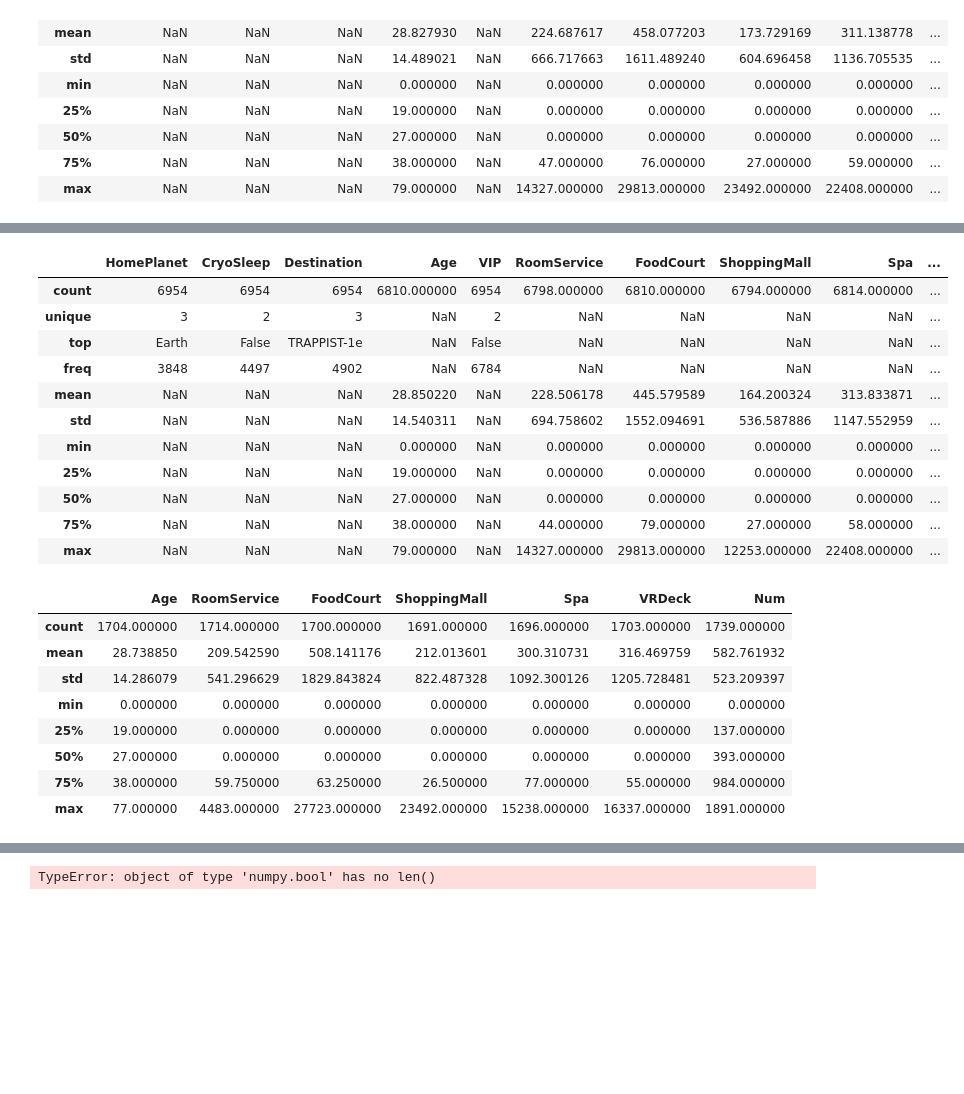
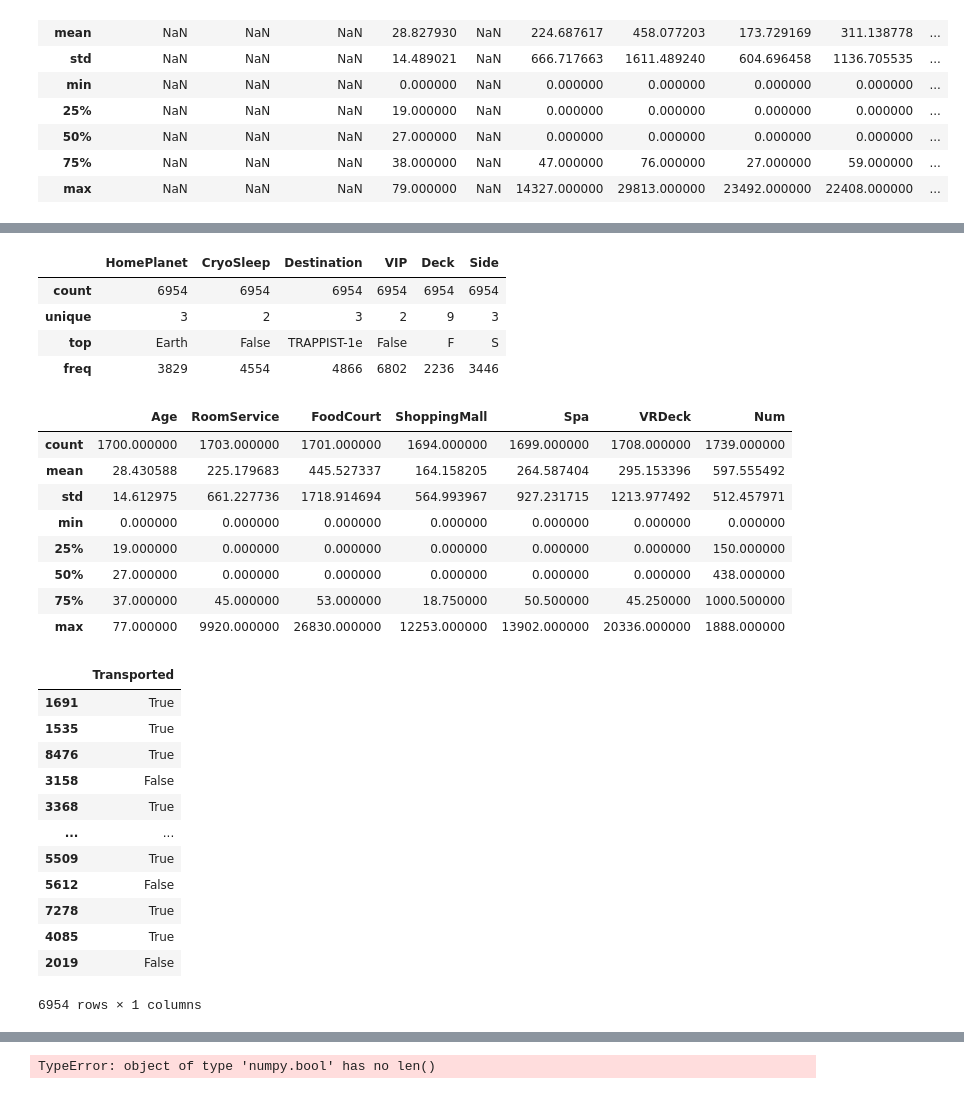
Before and after one commit to shafiqazam/Kaggle, a Jupyter notebook: Spaceship Titanic/main_ensemble.ipynb, the cells around one changed output, grey strips where cells are left out. Saved outputs shown, nothing was run; the diff lists cells and outputs as text; code cells hidden in the pictures; blank space fills up the shorter version.

```diff
--- a/Spaceship Titanic/main_ensemble.ipynb
+++ b/Spaceship Titanic/main_ensemble.ipynb
@@ -73,3 +97,9 @@ train_df_ori.describe(include='all')
 | 50% | NaN | NaN | NaN | 27.000000 | NaN | 0.000000 | 0.000000 | 0.000000 | 0.000000 | ... |
 | 75% | NaN | NaN | NaN | 38.000000 | NaN | 47.000000 | 76.000000 | 27.000000 | 59.000000 | ... |
 | max | NaN | NaN | NaN | 79.000000 | NaN | 14327.000000 | 29813.000000 | 23492.000000 | 22408.000000 | ... |
+# %%
+categorical_col = train_df_ori.select_dtypes(exclude=np.number).columns.tolist()
+
+for col in categorical_col:
+    print(col)
+    train_df_ori[col] = train_df_ori[col].astype('category')
@@ -75,0 +132,3 @@ train_df_ori.describe(include='all')
+# %%
+x = train_df_ori.drop(columns = ["Transported"])
+x
@@ -75,0 +149,3 @@ train_df_ori.describe(include='all')
+# %%
+y = pd.DataFrame(train_df_ori["Transported"])
+y
@@ -76,5 +170,8 @@ train_df_ori.describe(include='all')
 # %%
-X_train, X_test, y_train, y_test = train_test_split(train_df_ori.drop(columns=['Transported']), train_df_ori['Transported'], test_size=.2)
+X_train, X_test, y_train, y_test = train_test_split(x, y, test_size=.2)
+
+# y_train = y_train['Transported'].astype(int)
+# y_test = y_test['Transported'].astype(int)
 
 # D_train = xgb.DMatrix(X_train, label=y_train, enable_categorical=True)
 # D_test = xgb.DMatrix(X_test, label=y_test, enable_categorical=True)
@@ -97,27 +190,36 @@ X_train
 # %%
-X_train.describe(include='all')
+X_train.describe(exclude=['number'])
 # %% [output]
-|  | HomePlanet | CryoSleep | Destination | Age | VIP | RoomService | FoodCourt | ShoppingMall | Spa | ... |
-| count | 6954 | 6954 | 6954 | 6810.000000 | 6954 | 6798.000000 | 6810.000000 | 6794.000000 | 6814.000000 | ... |
-| unique | 3 | 2 | 3 | NaN | 2 | NaN | NaN | NaN | NaN | ... |
-| top | Earth | False | TRAPPIST-1e | NaN | False | NaN | NaN | NaN | NaN | ... |
-| freq | 3848 | 4497 | 4902 | NaN | 6784 | NaN | NaN | NaN | NaN | ... |
-| mean | NaN | NaN | NaN | 28.850220 | NaN | 228.506178 | 445.579589 | 164.200324 | 313.833871 | ... |
-| std | NaN | NaN | NaN | 14.540311 | NaN | 694.758602 | 1552.094691 | 536.587886 | 1147.552959 | ... |
-| min | NaN | NaN | NaN | 0.000000 | NaN | 0.000000 | 0.000000 | 0.000000 | 0.000000 | ... |
-| 25% | NaN | NaN | NaN | 19.000000 | NaN | 0.000000 | 0.000000 | 0.000000 | 0.000000 | ... |
-| 50% | NaN | NaN | NaN | 27.000000 | NaN | 0.000000 | 0.000000 | 0.000000 | 0.000000 | ... |
-| 75% | NaN | NaN | NaN | 38.000000 | NaN | 44.000000 | 79.000000 | 27.000000 | 58.000000 | ... |
-| max | NaN | NaN | NaN | 79.000000 | NaN | 14327.000000 | 29813.000000 | 12253.000000 | 22408.000000 | ... |
+|  | HomePlanet | CryoSleep | Destination | VIP | Deck | Side |
+| count | 6954 | 6954 | 6954 | 6954 | 6954 | 6954 |
+| unique | 3 | 2 | 3 | 2 | 9 | 3 |
+| top | Earth | False | TRAPPIST-1e | False | F | S |
+| freq | 3829 | 4554 | 4866 | 6802 | 2236 | 3446 |
 # %%
 X_test.describe()
 # %% [output]
 |  | Age | RoomService | FoodCourt | ShoppingMall | Spa | VRDeck | Num |
-| count | 1704.000000 | 1714.000000 | 1700.000000 | 1691.000000 | 1696.000000 | 1703.000000 | 1739.000000 |
-| mean | 28.738850 | 209.542590 | 508.141176 | 212.013601 | 300.310731 | 316.469759 | 582.761932 |
-| std | 14.286079 | 541.296629 | 1829.843824 | 822.487328 | 1092.300126 | 1205.728481 | 523.209397 |
+| count | 1700.000000 | 1703.000000 | 1701.000000 | 1694.000000 | 1699.000000 | 1708.000000 | 1739.000000 |
+| mean | 28.430588 | 225.179683 | 445.527337 | 164.158205 | 264.587404 | 295.153396 | 597.555492 |
+| std | 14.612975 | 661.227736 | 1718.914694 | 564.993967 | 927.231715 | 1213.977492 | 512.457971 |
 | min | 0.000000 | 0.000000 | 0.000000 | 0.000000 | 0.000000 | 0.000000 | 0.000000 |
-| 25% | 19.000000 | 0.000000 | 0.000000 | 0.000000 | 0.000000 | 0.000000 | 137.000000 |
-| 50% | 27.000000 | 0.000000 | 0.000000 | 0.000000 | 0.000000 | 0.000000 | 393.000000 |
-| 75% | 38.000000 | 59.750000 | 63.250000 | 26.500000 | 77.000000 | 55.000000 | 984.000000 |
-| max | 77.000000 | 4483.000000 | 27723.000000 | 23492.000000 | 15238.000000 | 16337.000000 | 1891.000000 |
+| 25% | 19.000000 | 0.000000 | 0.000000 | 0.000000 | 0.000000 | 0.000000 | 150.000000 |
+| 50% | 27.000000 | 0.000000 | 0.000000 | 0.000000 | 0.000000 | 0.000000 | 438.000000 |
+| 75% | 37.000000 | 45.000000 | 53.000000 | 18.750000 | 50.500000 | 45.250000 | 1000.500000 |
+| max | 77.000000 | 9920.000000 | 26830.000000 | 12253.000000 | 13902.000000 | 20336.000000 | 1888.000000 |
+# %%
+y_train
+# %% [output]
+|  | Transported |
+| 1691 | True |
+| 1535 | True |
+| 8476 | True |
+| 3158 | False |
+| 3368 | True |
+| ... | ... |
+| 5509 | True |
+| 5612 | False |
+| 7278 | True |
+| 4085 | True |
+| 2019 | False |
+6954 rows × 1 columns
```
Also changed, not shown: parts of 12 cells of this notebook, 3 other files.
